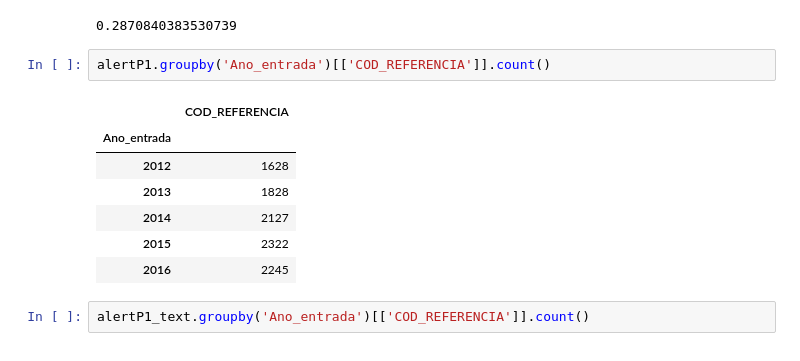
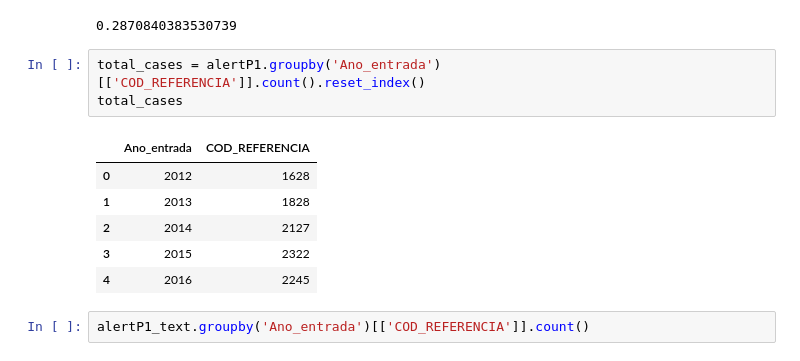
Before and after one commit to Data-Science-Knowledge-Center-Nova-SBE/PBL-HGO, a Jupyter notebook: gabrabib.ipynb, the cells around one changed output. Drawn from its saved outputs; the diff is of its cells as text.

```diff
--- a/gabrabib.ipynb
+++ b/gabrabib.ipynb
@@ -158,15 +158,15 @@ cefaleia
 # %% [output]
 0.2870840383530739
 # %%
-alertP1.groupby('Ano_entrada')[['COD_REFERENCIA']].count()
+total_cases = alertP1.groupby('Ano_entrada')[['COD_REFERENCIA']].count().reset_index()
+total_cases
 # %% [output]
-|  | COD_REFERENCIA |
-| Ano_entrada |  |
-| 2012 | 1628 |
-| 2013 | 1828 |
-| 2014 | 2127 |
-| 2015 | 2322 |
-| 2016 | 2245 |
+|  | Ano_entrada | COD_REFERENCIA |
+| 0 | 2012 | 1628 |
+| 1 | 2013 | 1828 |
+| 2 | 2014 | 2127 |
+| 3 | 2015 | 2322 |
+| 4 | 2016 | 2245 |
 # %%
 alertP1_text.groupby('Ano_entrada')[['COD_REFERENCIA']].count()
 # %% [output]
```
Also changed, not shown: parts of 8 cells of this notebook.
